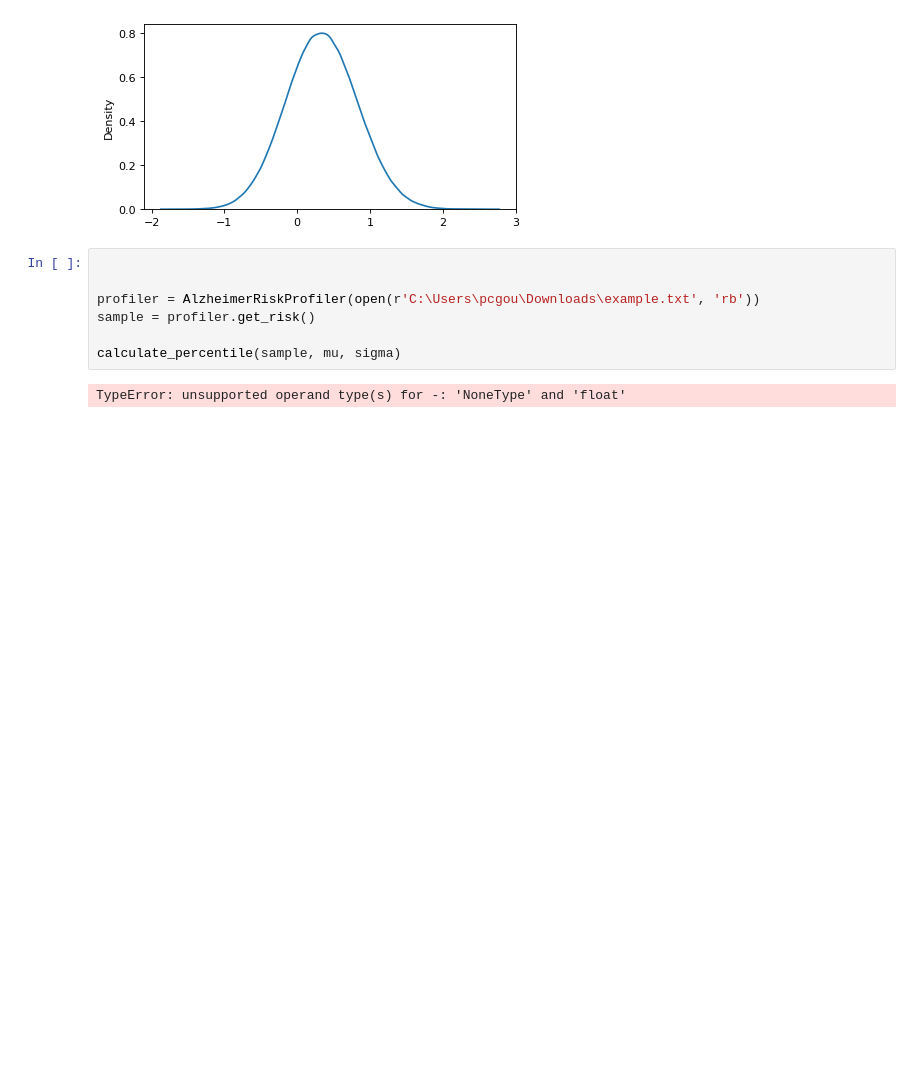
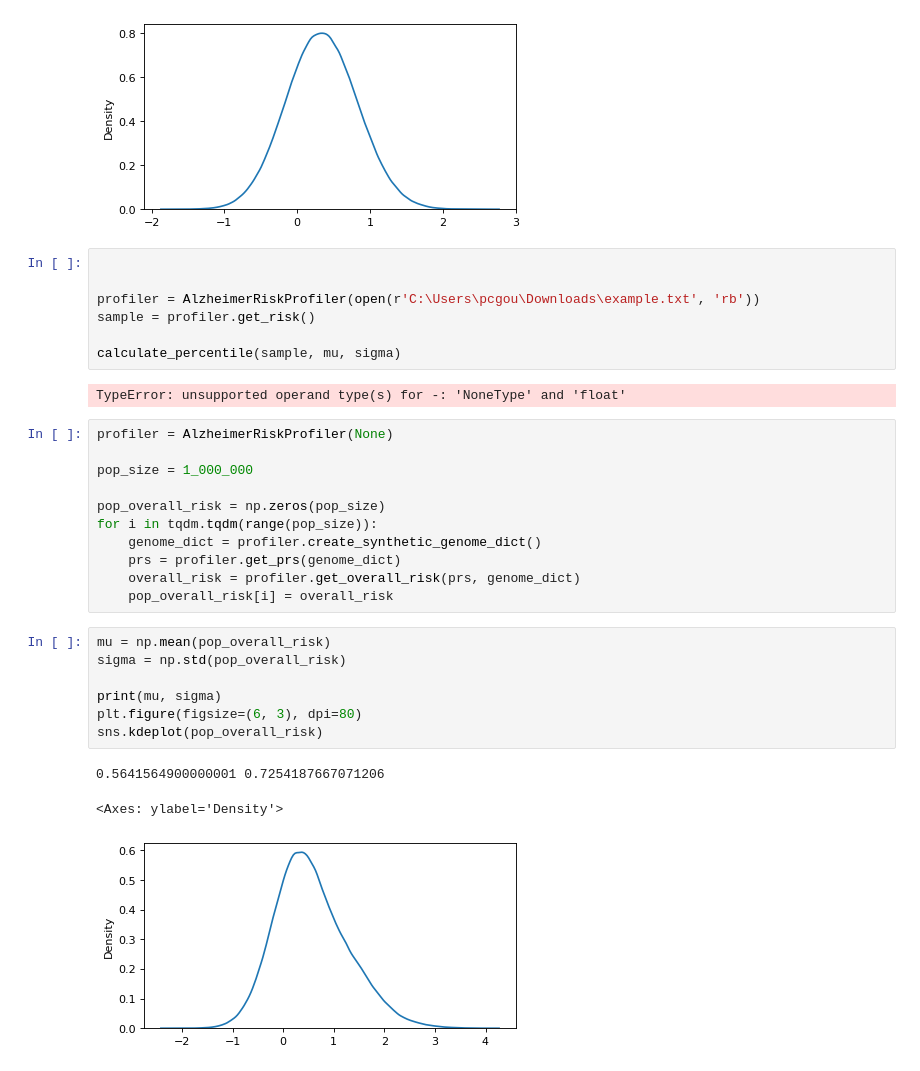
Before and after one commit to PatGousseau/alzheimers-prevention, a Jupyter notebook: backend/montecarlo.ipynb, the cells around one changed output. Drawn from its saved outputs; the diff is of its cells as text; blank space fills up the shorter version.

Commit message:
add overall risk score percentile

```diff
--- a/backend/montecarlo.ipynb
+++ b/backend/montecarlo.ipynb
@@ -45,3 +254,25 @@ sample = profiler.get_risk()
 calculate_percentile(sample, mu, sigma)
 # %% [output]
 TypeError: unsupported operand type(s) for -: 'NoneType' and 'float'
+# %%
+profiler = AlzheimerRiskProfiler(None)
+
+pop_size = 1_000_000
+
+pop_overall_risk = np.zeros(pop_size)
+for i in tqdm.tqdm(range(pop_size)):
+    genome_dict = profiler.create_synthetic_genome_dict()
+    prs = profiler.get_prs(genome_dict)
+    overall_risk = profiler.get_overall_risk(prs, genome_dict)
+    pop_overall_risk[i] = overall_risk
+# %%
+mu = np.mean(pop_overall_risk)
+sigma = np.std(pop_overall_risk)
+
+print(mu, sigma)
+plt.figure(figsize=(6, 3), dpi=80)
+sns.kdeplot(pop_overall_risk)
+# %% [output]
+0.5641564900000001 0.7254187667071206
+<Axes: ylabel='Density'>
+[figure, added]
```
Also changed, not shown: parts of 6 cells of this notebook, 9 other files.
